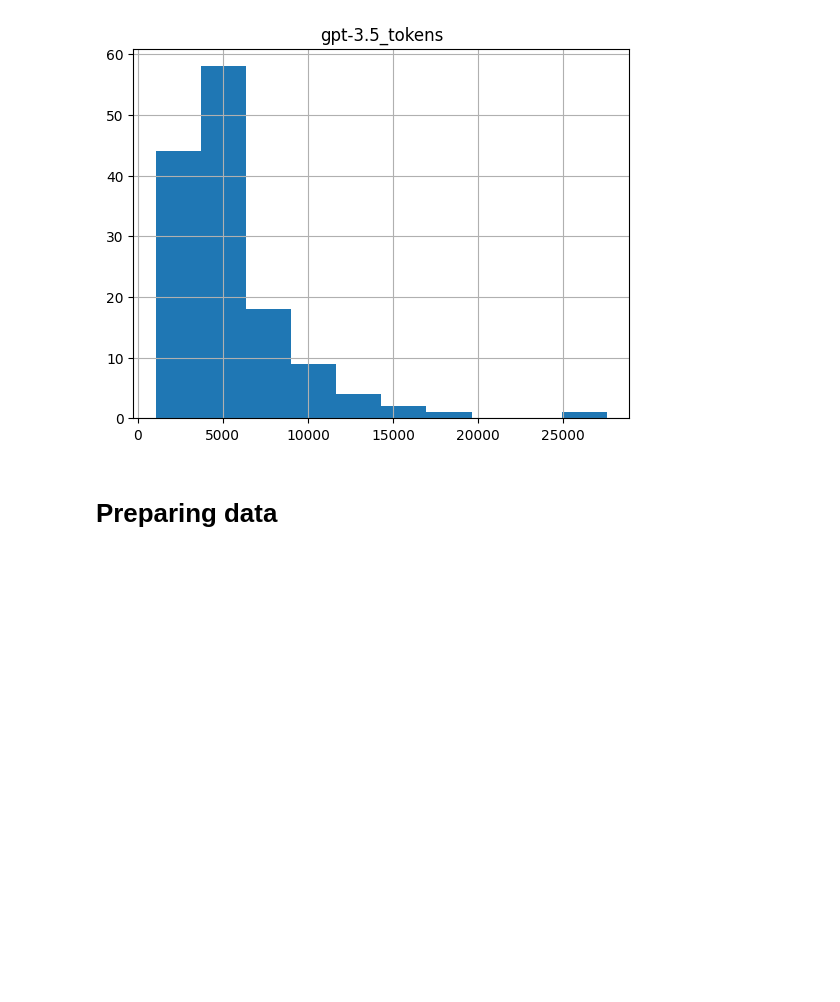
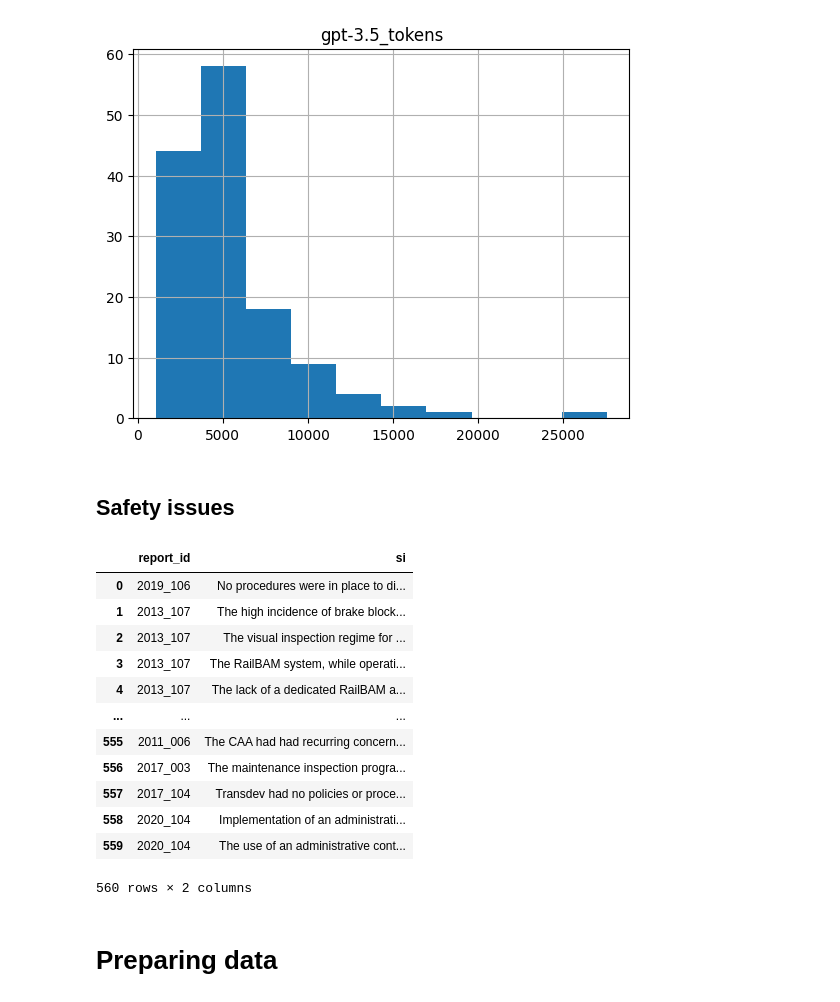
Before and after one commit to 1jamesthompson1/TAIC-report-summary, a Jupyter notebook: notebooks/vector database exploration/vector_db_exploration.ipynb, the cells around one changed output. Drawn from its saved outputs; the diff is of its cells as text; code cells hidden in the pictures; blank space fills up the shorter version.

```diff
--- a/notebooks/vector database exploration/vector_db_exploration.ipynb
+++ b/notebooks/vector database exploration/vector_db_exploration.ipynb
@@ -191,6 +199,26 @@ important_texts_df[important_texts_df['gpt-3.5_tokens'] > max_tokens]
 | 86 | 2019_005 | << Page 25 >>\n 3 Analysis \nTāta... | 14891 |
 | 122 | 2011_204 | << Page 17 >>\n 4. Analysis \n4.1... | 27556 |
 [figure]
+# %% [markdown]
+## Safety issues
+# %%
+safety_issues_df = pd.read_csv('data/safety_issues.csv')[['report_id', 'si']]
+
+safety_issues_df
+# %% [output]
+|  | report_id | si |
+| 0 | 2019_106 | No procedures were in place to di... |
+| 1 | 2013_107 | The high incidence of brake block... |
+| 2 | 2013_107 | The visual inspection regime for ... |
+| 3 | 2013_107 | The RailBAM system, while operati... |
+| 4 | 2013_107 | The lack of a dedicated RailBAM a... |
+| ... | ... | ... |
+| 555 | 2011_006 | The CAA had had recurring concern... |
+| 556 | 2017_003 | The maintenance inspection progra... |
+| 557 | 2017_104 | Transdev had no policies or proce... |
+| 558 | 2020_104 | Implementation of an administrati... |
+| 559 | 2020_104 | The use of an administrative cont... |
+560 rows × 2 columns
 # %% [markdown]
 # Preparing data
 # %%
```
Also changed, not shown: parts of 8 cells of this notebook.
